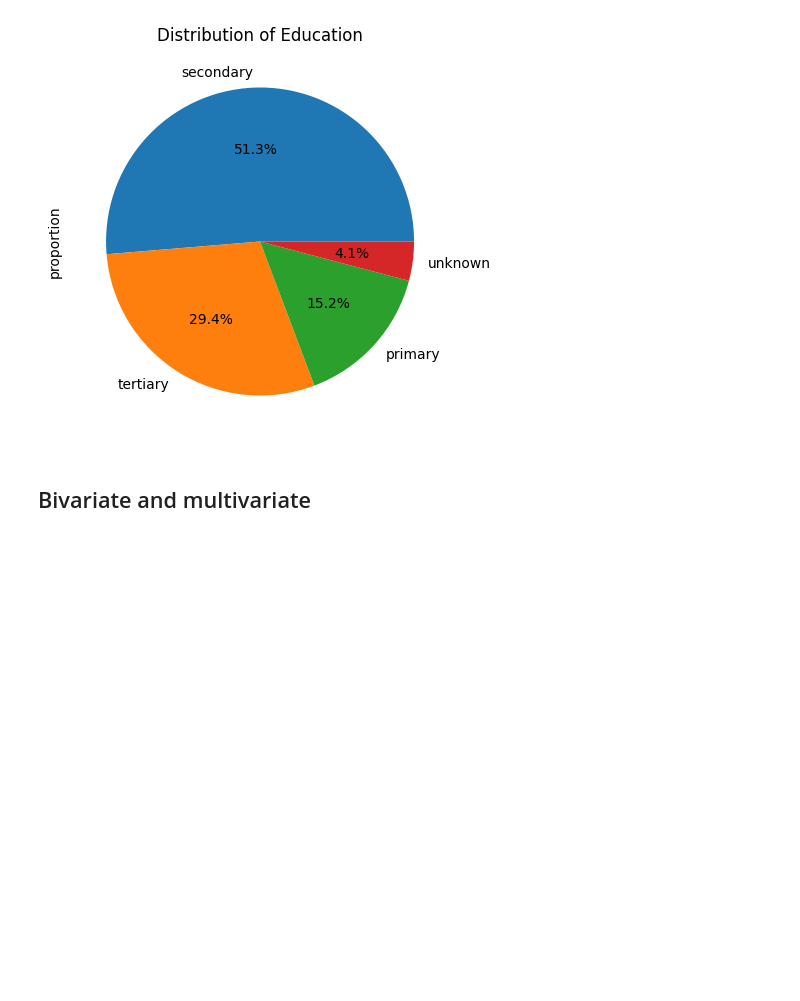
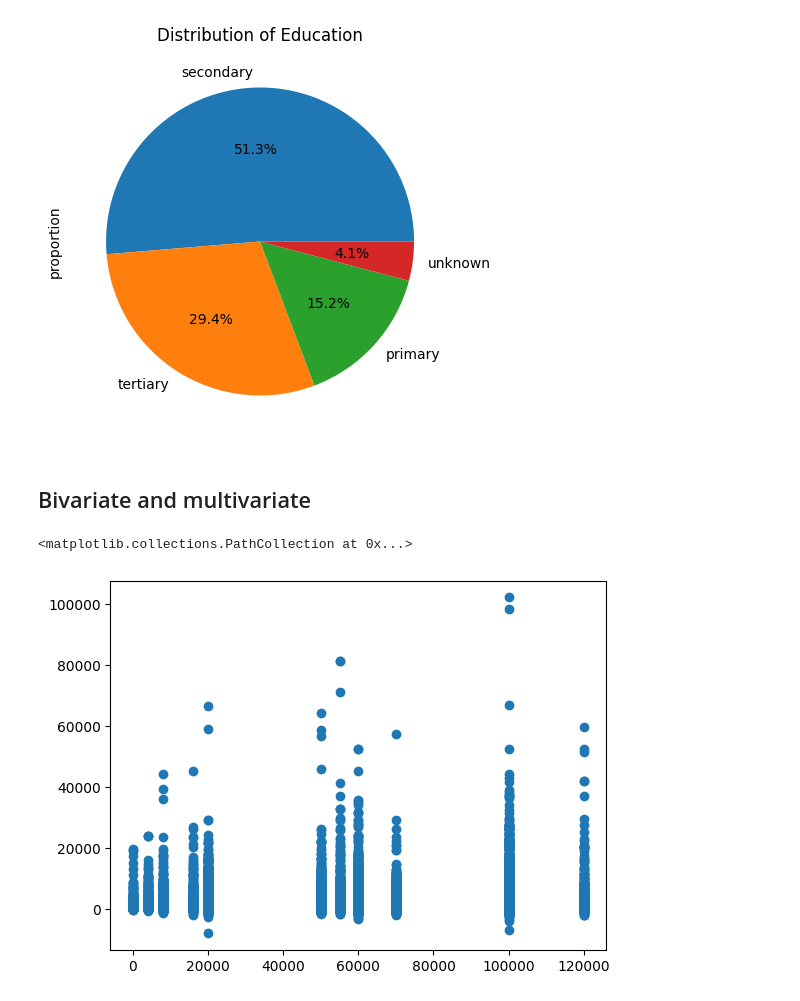
Before and after one commit to TalJa1/dc_practice, a Jupyter notebook: learning/data_toolkits.ipynb, the cells around one changed output. Saved outputs shown, nothing was run; the diff lists cells and outputs as text; code cells hidden in the pictures; blank space fills up the shorter version.

```diff
--- a/learning/data_toolkits.ipynb
+++ b/learning/data_toolkits.ipynb
@@ -270,3 +270,10 @@ df['education'].value_counts(normalize=True).plot.pie(
 [figure]
 # %% [markdown]
 ## Bivariate and multivariate
+# %%
+# Numerical - Numerical
+
+plt.scatter(df['salary'], df['balance'])
+# %% [output]
+<matplotlib.collections.PathCollection at 0x...>
+[figure, added]
```
Also changed, not shown: parts of 3 cells of this notebook, 1 other file.
